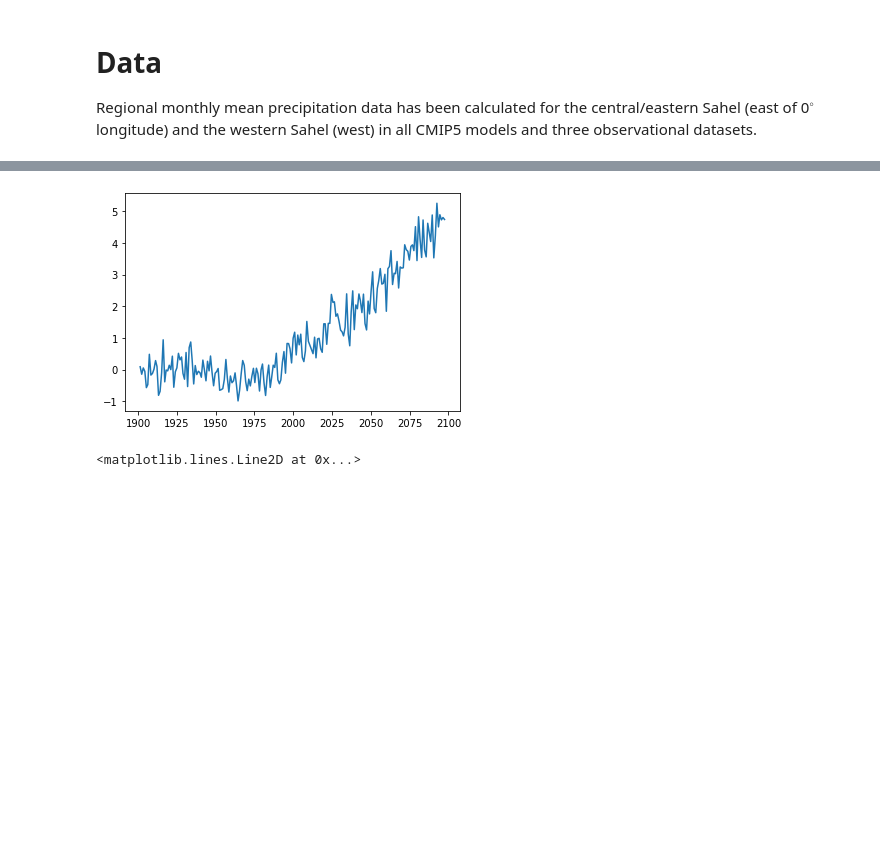
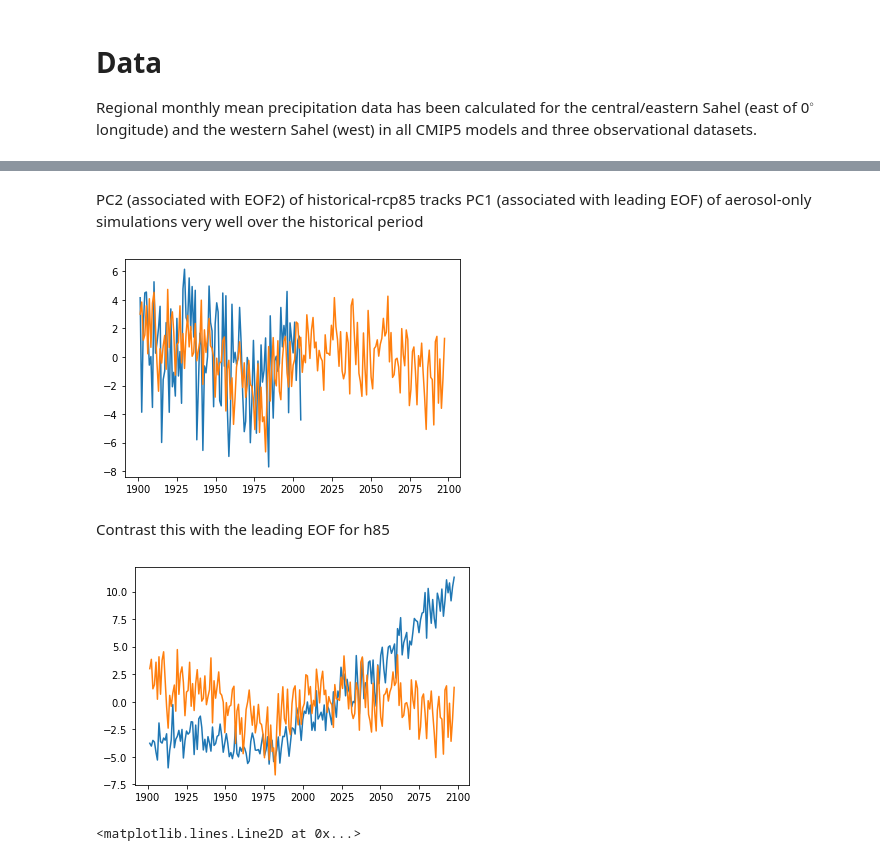
Before and after one commit to katemarvel/Sahel_Code, a Jupyter notebook: SahelFingerprinting.ipynb, the cells around one changed output, grey strips where cells are left out. Cells and saved outputs as stored; diff of their text form; code cells hidden in the pictures; blank space fills up the shorter version.

```diff
--- a/SahelFingerprinting.ipynb
+++ b/SahelFingerprinting.ipynb
@@ -170,8 +173,19 @@ Plotting.time_plot(solver.projectField(to_proj)[:,1])
+# %% [markdown]
+PC2 (associated with EOF2) of historical-rcp85 tracks PC1 (associated with leading EOF) of aerosol-only simulations very well over the historical period
+# %%
+Plotting.time_plot(-1*aasolver.pcs()[:,0])
+Plotting.time_plot(solver.pcs()[:,1])
+# %% [output]
+[figure, added]
+# %% [markdown]
+Contrast this with the leading EOF for h85
 # %%
 P=h85.project_on_solver(eof_number=0)
-Plotting.time_plot(MV.average(cmip5.ensemble2multimodel(P),axis=0))
+#Plotting.time_plot(MV.average(cmip5.ensemble2multimodel(P),axis=0))
+Plotting.time_plot(solver.pcs()[:,0])
+Plotting.time_plot(solver.pcs()[:,1])
 # %% [output]
-[figure, old version]
+[figure, new version]
 # %%
 solver=h85.fingerprint()
 plot_multivariate(solver,i=0)
```
Also changed, not shown: parts of 12 cells of this notebook, 2 other files.
